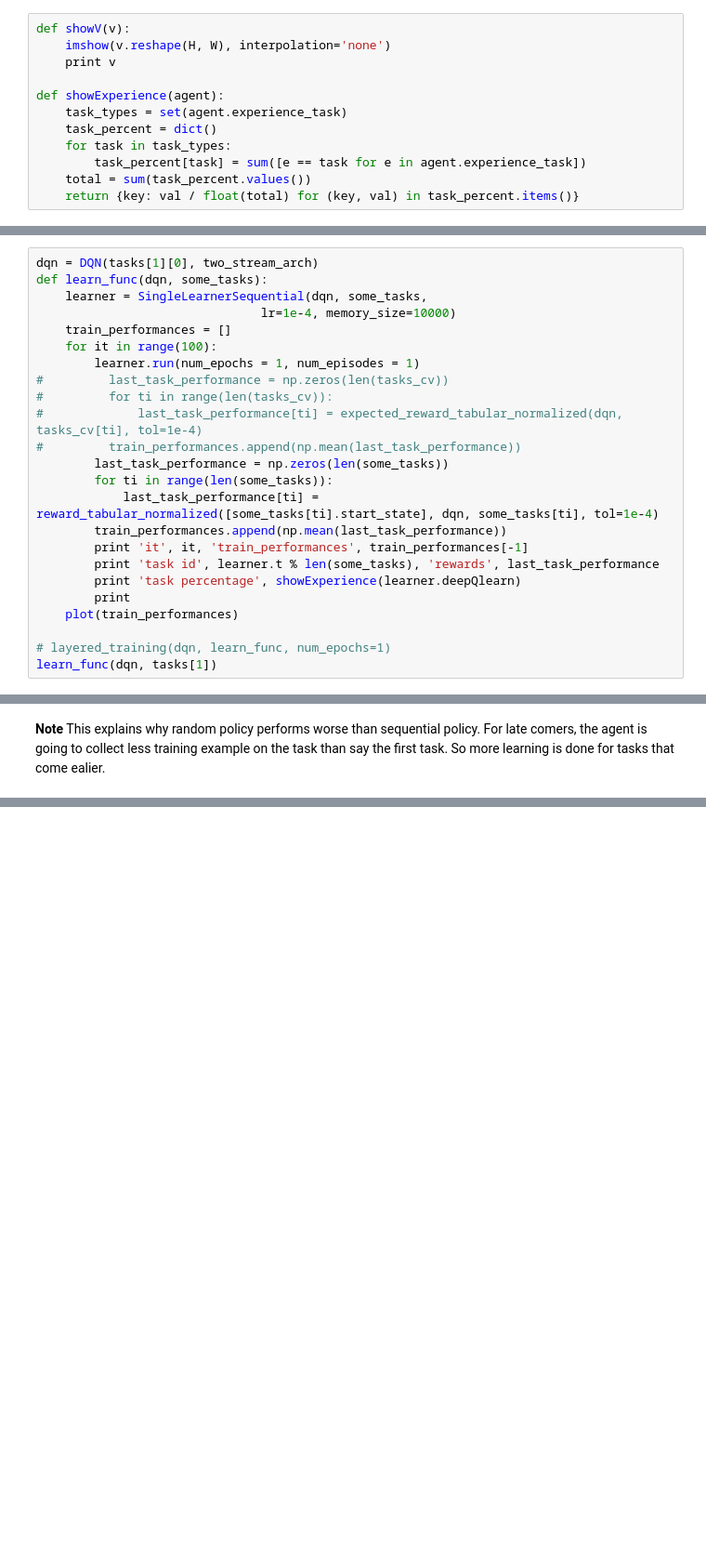
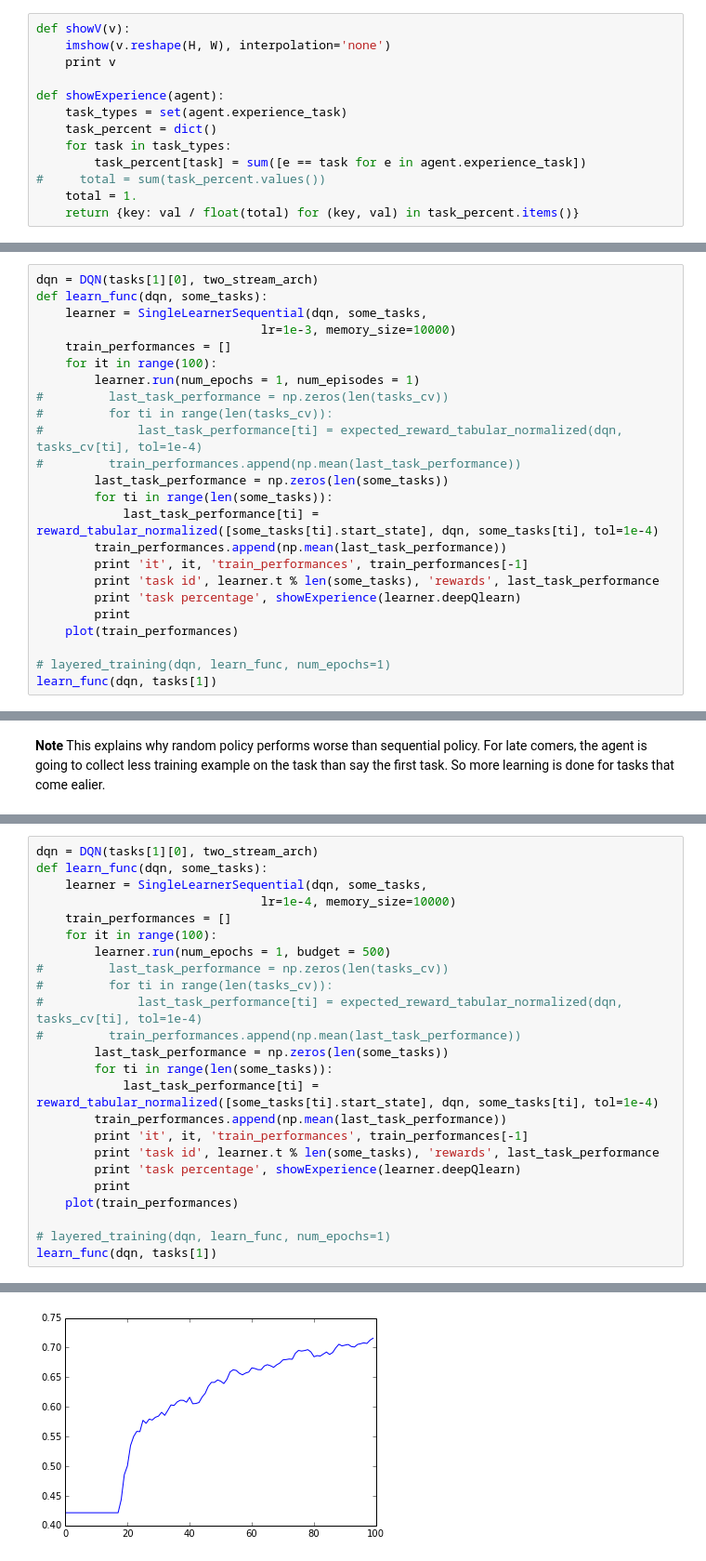
Before and after one commit to strin/curriculum-deep-RL, a Jupyter notebook: scripts/uvfa/horizon-trick.ipynb, the cells around one changed output, grey strips where cells are left out. Shown at 93% size. Cells and saved outputs as stored; diff of their text form; blank space fills up the shorter version.

Commit message:
fixed start fixed horizon

```diff
--- a/scripts/uvfa/horizon-trick.ipynb
+++ b/scripts/uvfa/horizon-trick.ipynb
@@ -34,7 +32,8 @@ def showExperience(agent):
     task_percent = dict()
     for task in task_types:
         task_percent[task] = sum([e == task for e in agent.experience_task])
-    total = sum(task_percent.values())
+#     total = sum(task_percent.values())
+    total = 1.
     return {key: val / float(total) for (key, val) in task_percent.items()}
 # %% [markdown]
 # World
@@ -174,7 +157,7 @@ task percentage {(0, 2) -> (1, 2): 0.004, (2, 0) -> (1, 0): 0.284, (1, 0) -> (0,
 dqn = DQN(tasks[1][0], two_stream_arch)
 def learn_func(dqn, some_tasks):
     learner = SingleLearnerSequential(dqn, some_tasks,
-                               lr=1e-4, memory_size=10000)
+                               lr=1e-3, memory_size=10000)
     train_performances = []
     for it in range(100):
         learner.run(num_epochs = 1, num_episodes = 1)
@@ -217,0 +186,25 @@ task percentage {(0, 2) -> (1, 2): 0.0011051468266498263, (0, 1) -> (0, 0): 0.09
+# %%
+dqn = DQN(tasks[1][0], two_stream_arch)
+def learn_func(dqn, some_tasks):
+    learner = SingleLearnerSequential(dqn, some_tasks,
+                               lr=1e-4, memory_size=10000)
+    train_performances = []
+    for it in range(100):
+        learner.run(num_epochs = 1, budget = 500)
+#         last_task_performance = np.zeros(len(tasks_cv))
+#         for ti in range(len(tasks_cv)):
+#             last_task_performance[ti] = expected_reward_tabular_normalized(dqn, tasks_cv[ti], tol=1e-4)
+#         train_performances.append(np.mean(last_task_performance))
+        last_task_performance = np.zeros(len(some_tasks))
+        for ti in range(len(some_tasks)):
+            last_task_performance[ti] = reward_tabular_normalized([some_tasks[ti].start_state], dqn, some_tasks[ti], tol=1e-4)
+        train_performances.append(np.mean(last_task_performance))
+        print 'it', it, 'train_performances', train_performances[-1]
+        print 'task id', learner.t % len(some_tasks), 'rewards', last_task_performance
+        print 'task percentage', showExperience(learner.deepQlearn)
+        print
+    plot(train_performances)
+
+# layered_training(dqn, learn_func, num_epochs=1)
+learn_func(dqn, tasks[1])
+# %% [output]
@@ -217,0 +228 @@ task percentage {(0, 2) -> (1, 2): 0.0011051468266498263, (0, 1) -> (0, 0): 0.09
+[figure, added]
```
Also changed, not shown: parts of 13 cells of this notebook, 3 other files.
